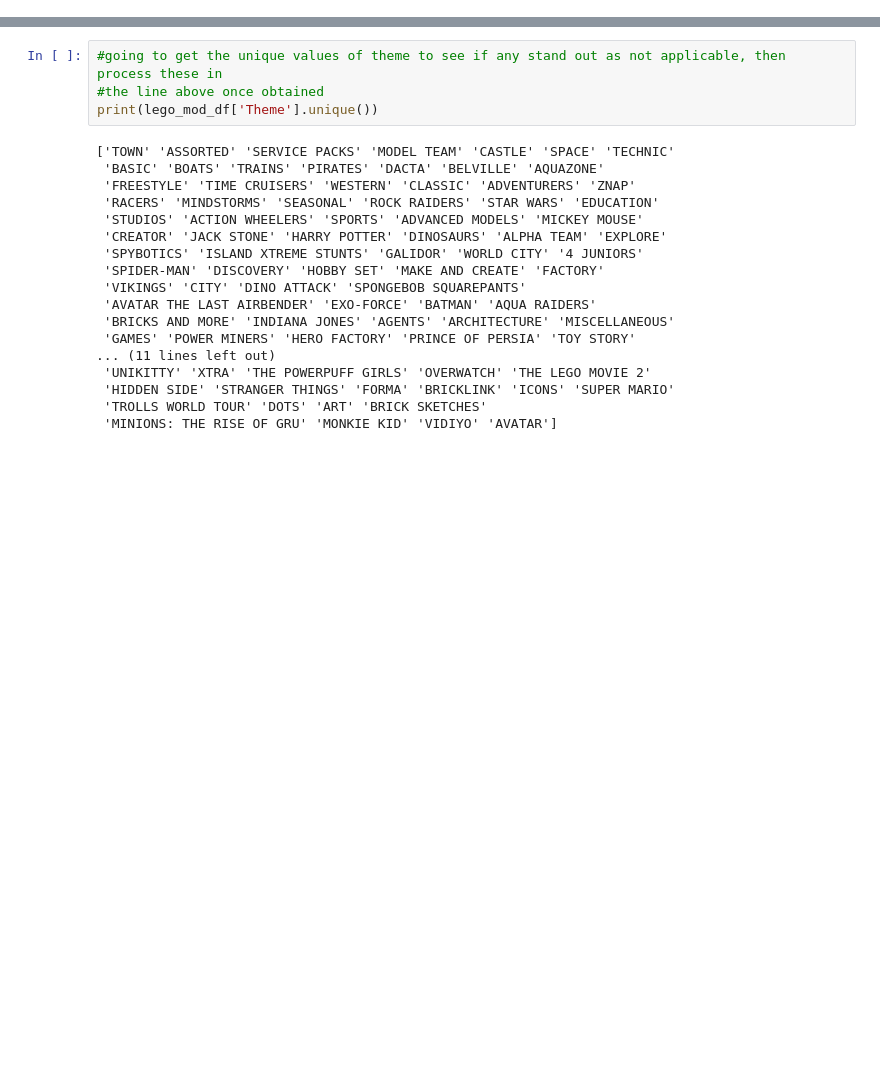
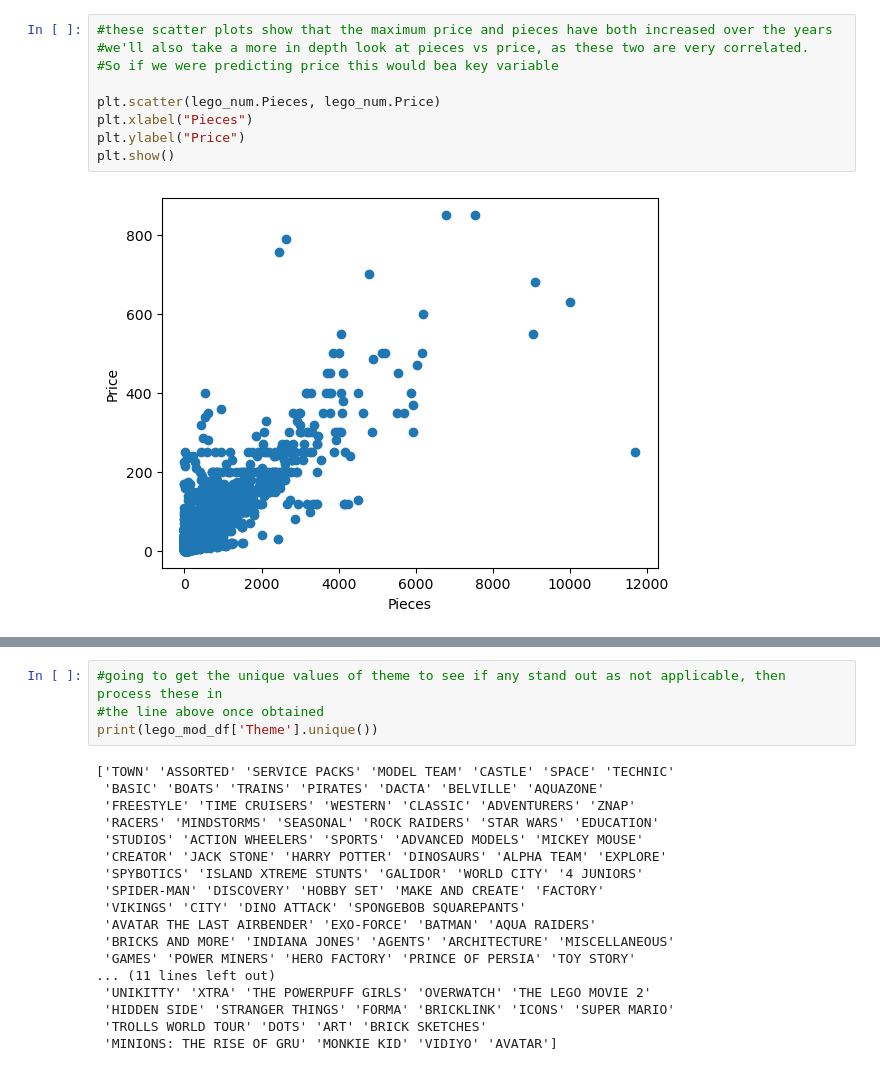
Before and after one commit to Conor020591/LegoSetEDA, a Jupyter notebook: LegoEDA.ipynb, the cells around one changed output, grey strips where cells are left out. Saved outputs shown, nothing was run; the diff lists cells and outputs as text; blank space fills up the shorter version.

```diff
--- a/LegoEDA.ipynb
+++ b/LegoEDA.ipynb
@@ -30,0 +140,11 @@ lego_raw_df.head
+# %%
+#these scatter plots show that the maximum price and pieces have both increased over the years
+#we'll also take a more in depth look at pieces vs price, as these two are very correlated.
+#So if we were predicting price this would bea key variable
+
+plt.scatter(lego_num.Pieces, lego_num.Price)
+plt.xlabel("Pieces")
+plt.ylabel("Price")
+plt.show()
+# %% [output]
+[figure, added]
```
Also changed, not shown: parts of 14 cells of this notebook.
